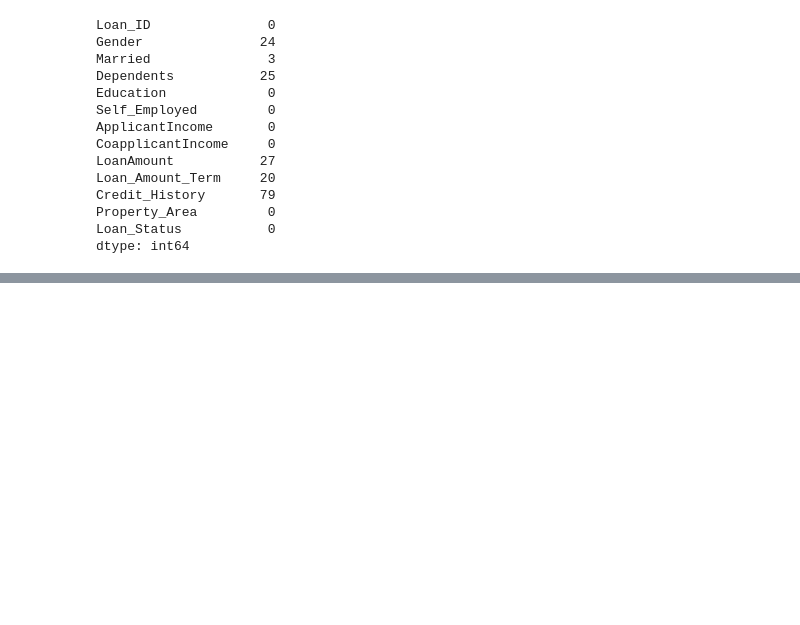
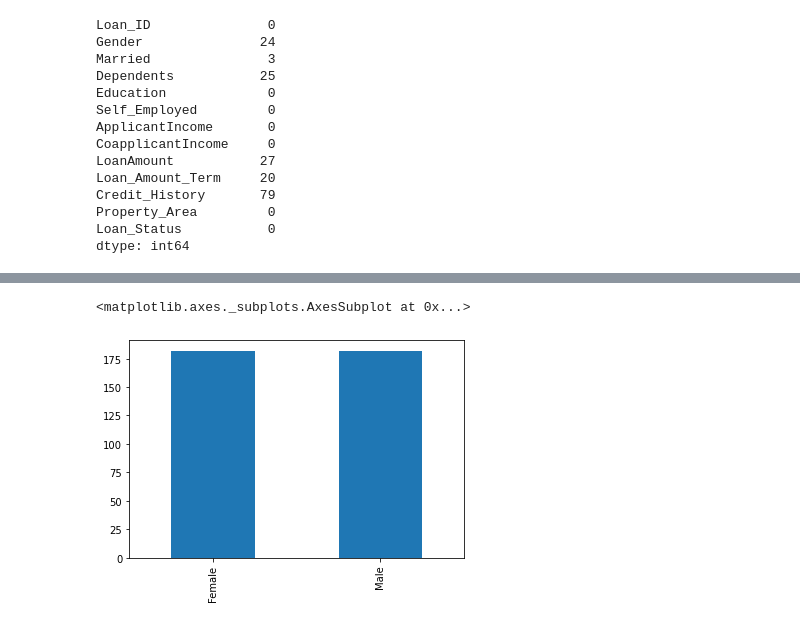
Before and after one commit to walecole/Loan-Prediction, a Jupyter notebook: LoanPrediction.ipynb, the cells around one changed output, grey strips where cells are left out. Saved outputs shown, nothing was run; the diff lists cells and outputs as text; code cells hidden in the pictures; blank space fills up the shorter version.

```diff
--- a/LoanPrediction.ipynb
+++ b/LoanPrediction.ipynb
@@ -244,0 +229,10 @@ dtype: int64
+# %%
+#Fixing unbalanced variables - Gender
+g = df.groupby('Gender')
+df = pd.DataFrame(g.apply(lambda x: x.sample(g.size().min()))).reset_index(drop=True)
+
+#check viz of gender
+df['Gender'].value_counts().plot(kind='bar')
+# %% [output]
+<matplotlib.axes._subplots.AxesSubplot at 0x...>
+[figure, added]
```
Also changed, not shown: parts of 8 cells of this notebook.
